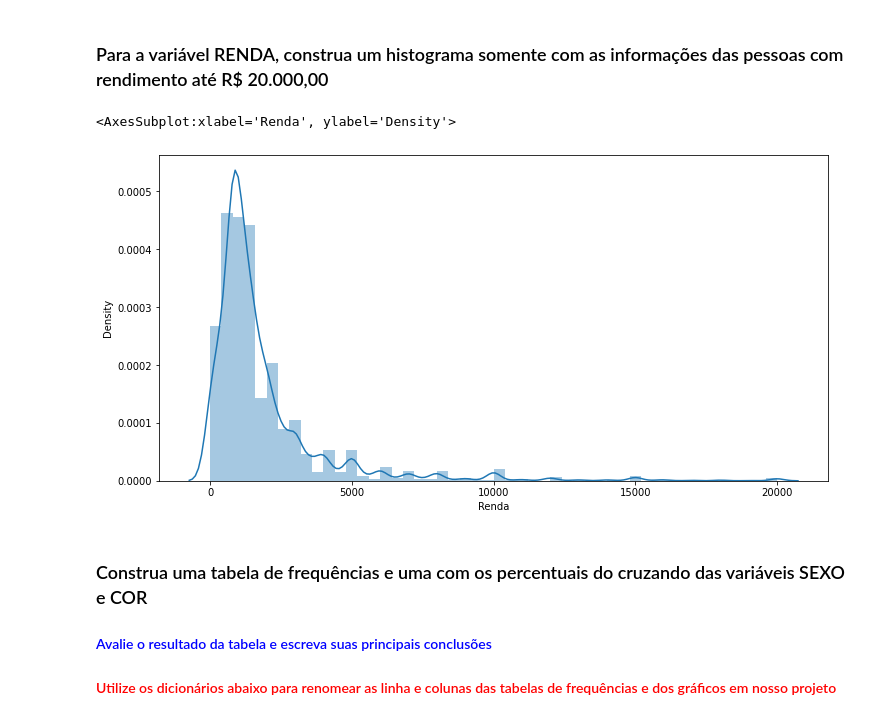
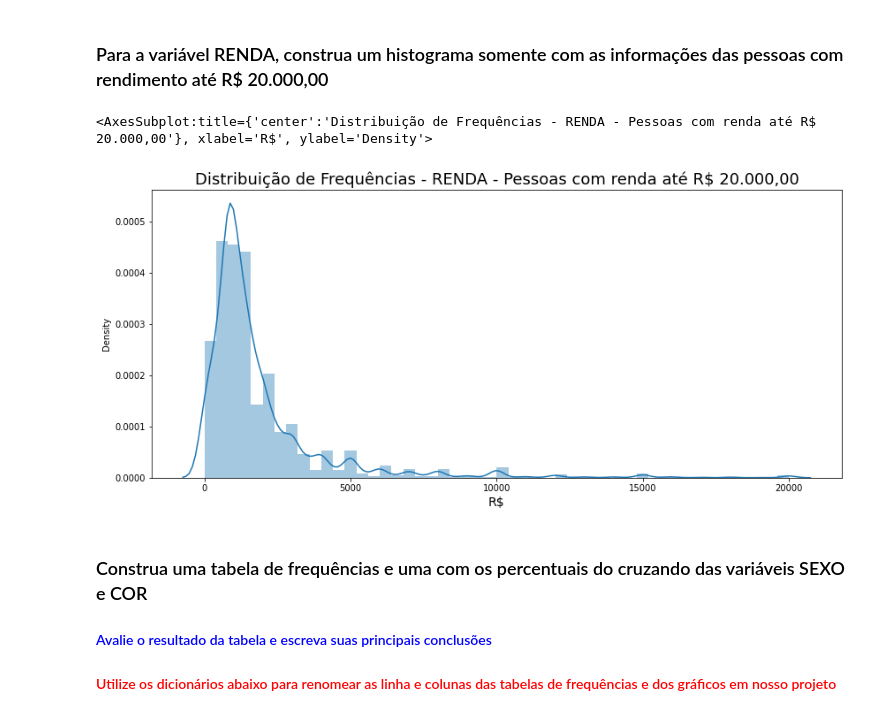
Before and after one commit to cglima/estatistica-python-parte-1-frequencias-e-medidas, a Jupyter notebook: notebook/Análise_Descritiva.ipynb, the cells around one changed output. Cells and saved outputs as stored; diff of their text form; code cells hidden in the pictures.

```diff
--- a/notebook/Análise_Descritiva.ipynb
+++ b/notebook/Análise_Descritiva.ipynb
@@ -276,11 +291,13 @@ No primeiro histograma, relacionado a Idade, verifica-se uma concentração de i
 ### Para a variável RENDA, construa um histograma somente com as informações das pessoas com rendimento até R$ 20.000,00
 # %%
 ax = sns.distplot(dados.query("Renda <= 20000").Renda)
-ax.figure.set_size_inches(12, 6)
+ax.figure.set_size_inches(14, 6)
+ax.set_title('Distribuição de Frequências - RENDA - Pessoas com renda até R$ 20.000,00', fontsize=18)
+ax.set_xlabel('R$', fontsize=14)
 ax
 # %% [output]
-<AxesSubplot:xlabel='Renda', ylabel='Density'>
+<AxesSubplot:title={'center':'Distribuição de Frequências - RENDA - Pessoas com renda até R$ 20.000,00'}, xlabel='R$', ylabel='Density'>
-[figure, old version]
+[figure, new version]
 # %% [markdown]
 ### Construa uma tabela de frequências e uma com os percentuais do cruzando das variáveis SEXO e COR
 #### <font color='blue'>Avalie o resultado da tabela e escreva suas principais conclusões</font>
```
Also changed, not shown: parts of 26 cells of this notebook.
